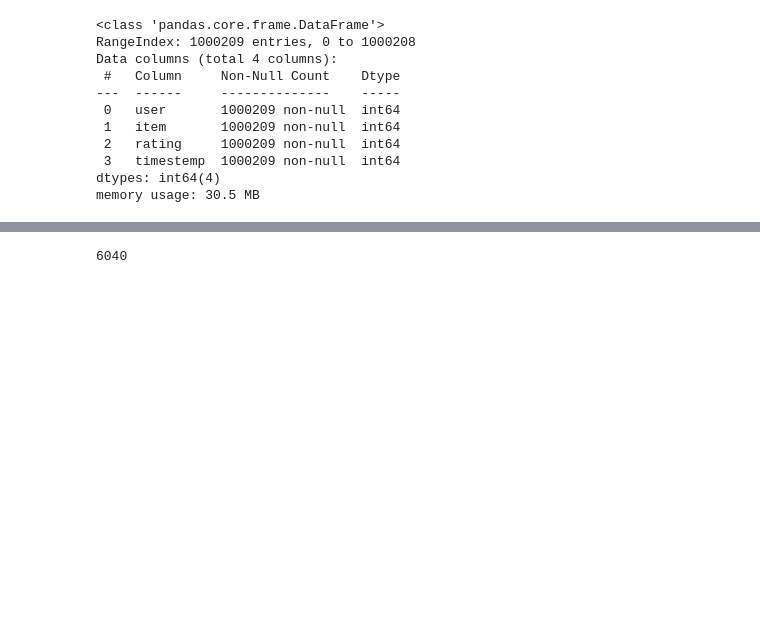
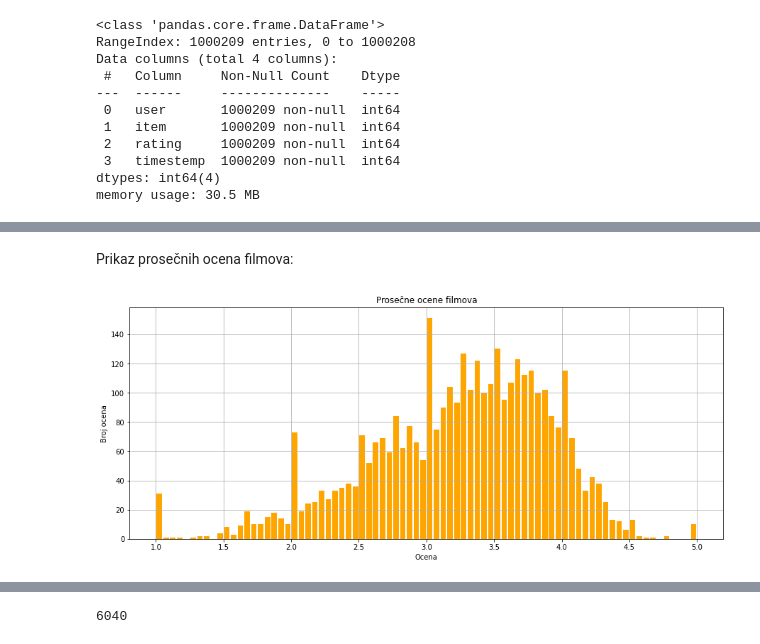
Before and after one commit to VladanaDjordjevic/Collaborative-Filtering-Covariance-Matrix, a Jupyter notebook: Sistemi preporuka zasnovani na uzajamnom filtriranju koristeci matricu kovarijansi.ipynb, the cells around one changed output, grey strips where cells are left out. Saved outputs shown, nothing was run; the diff lists cells and outputs as text; code cells hidden in the pictures; blank space fills up the shorter version.

Commit message:
added comments and visualization of data

```diff
--- a/Sistemi preporuka zasnovani na uzajamnom filtriranju koristeci matricu kovarijansi.ipynb
+++ b/Sistemi preporuka zasnovani na uzajamnom filtriranju koristeci matricu kovarijansi.ipynb
@@ -37,0 +40,4 @@ data['item'].max()
+# %%
+columns = ["item", "title", "genre"]
+# %%
+movies = pd.read_csv('data/movies.dat', sep='::', names = columns, engine = 'python')
@@ -37,0 +53,2 @@ data['item'].max()
+# %%
+data_movies = pd.merge(data, movies, on='item')
@@ -37,0 +98,5 @@ data['item'].max()
+# %%
+ratings = pd.DataFrame(data_movies.groupby('title')['rating'].mean())
+ratings['count'] = pd.DataFrame(data_movies.groupby('title')['rating'].count())
+ratings = pd.merge(ratings, movies, on='title')
+ratings.sort_values(by='count', ascending=False).head(10)
@@ -37,0 +115,11 @@ data['item'].max()
+# %% [markdown]
+Prikaz prosečnih ocena filmova:
+# %%
+plt.figure(figsize=(15, 6))
+ratings['rating'].hist(bins=80, rwidth=0.8, color='orange')
+plt.xlabel('Ocena')
+plt.ylabel('Broj ocena')
+plt.title('Prosečne ocene filmova')
+plt.show()
+# %% [output]
+[figure, added]
```
Also changed, not shown: parts of 52 cells of this notebook.
